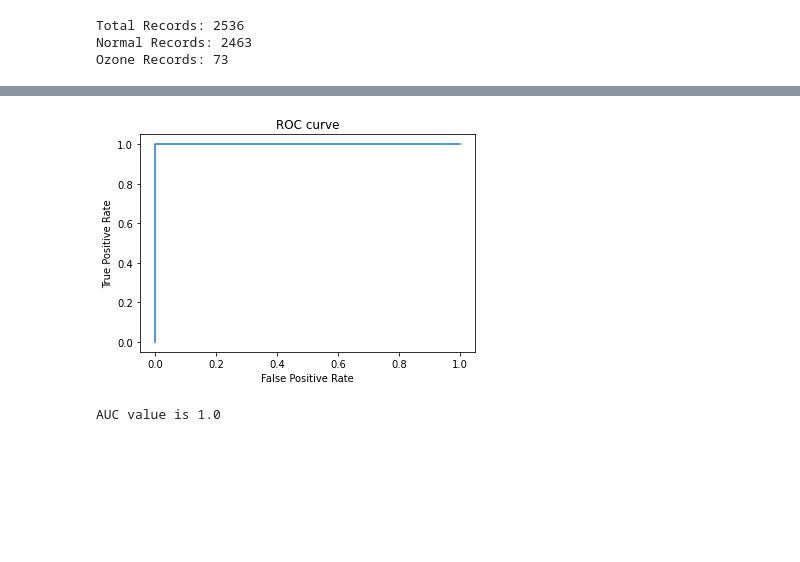
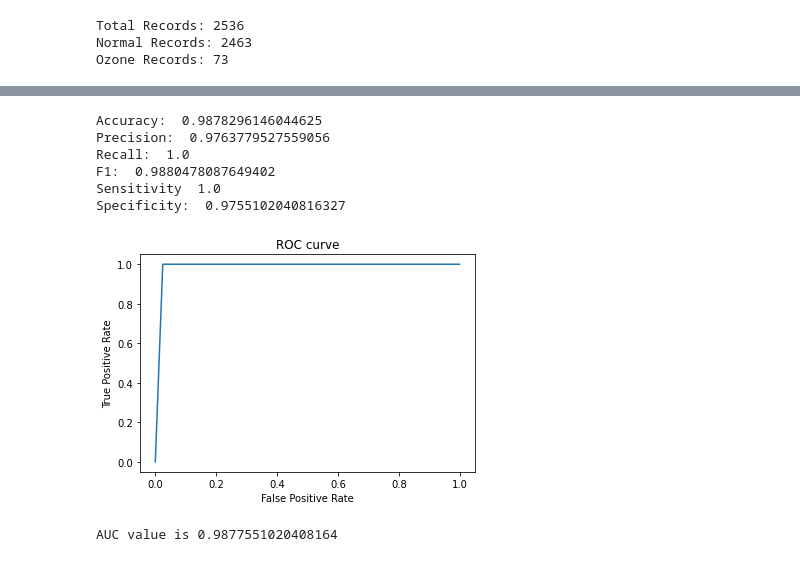
Before and after one commit to gauravvv2204/Ozone-Level-Detection, a Jupyter notebook: RandomForest.ipynb, the cells around one changed output, grey strips where cells are left out. Drawn from its saved outputs; the diff is of its cells as text; code cells hidden in the pictures; blank space fills up the shorter version.

```diff
--- a/RandomForest.ipynb
+++ b/RandomForest.ipynb
@@ -101,13 +101,14 @@ Y=df.iloc[:,72]
 # %%
 from imblearn.over_sampling import RandomOverSampler
 oversample = RandomOverSampler()
-xnew, ynew= oversample.fit_resample(X, Y)
+X, Y= oversample.fit_resample(X,Y)
 # %%
-X_train, X_test, Y_train, Y_test=train_test_split(xnew, ynew, test_size=0.2, random_state=2)
+X_train, X_test, Y_train, Y_test=train_test_split(X, Y, test_size=0.2, random_state=2)
 # %%
 from sklearn.ensemble import RandomForestRegressor
 rf= RandomForestRegressor(n_estimators=1500)
 rf.fit(X_train, Y_train)
 ypredict=rf.predict(X_test)
+ypredict= np.round(ypredict)
 r2_score(Y_test, ypredict)
 # %% [output]
@@ -121,11 +132,34 @@ Mean Squared Error is 0.007520486815415822
+# %%
+
+accu = accuracy_score(Y_test, ypredict)
+pres = precision_score(Y_test,ypredict)
+rec = recall_score(Y_test,ypredict)
+f1s = f1_score(Y_test,ypredict)
+sens = cm[1][1]/(cm[1][1]+cm[1][0])
+spec = cm[0][0]/(cm[0][1]+cm[0][0])
+print("Accuracy: ", accu)
+print("Precision: ", pres)
+print("Recall: ", rec)
+print("F1: ", f1s)
+print("Sensitivity ", sens)
+print("Specificity: ", spec)
+# %% [output]
+Accuracy:  0.9878296146044625
+Precision:  0.9763779527559056
+Recall:  1.0
+F1:  0.9880478087649402
+Sensitivity  1.0
+Specificity:  0.9755102040816327
 # %%
 fpr, tpr, threshold= roc_curve(Y_test, ypredict, pos_label=1)
 plt.plot(fpr, tpr)
 plt.xlabel("False Positive Rate")
 plt.ylabel("True Positive Rate")
 plt.title("ROC curve")
+path = r"D:\College HW\ML\Project\Ozone-Level-Detection\Images"
+plt.savefig(r"{}\RandomForest_AUC.png".format(path))
 plt.show()
 print("AUC value is {} ".format(auc(fpr, tpr)))
 # %% [output]
-[figure, old version]
+[figure, new version]
-AUC value is 1.0
+AUC value is 0.9877551020408164
```
Also changed, not shown: parts of 4 cells of this notebook, 13 other files.
